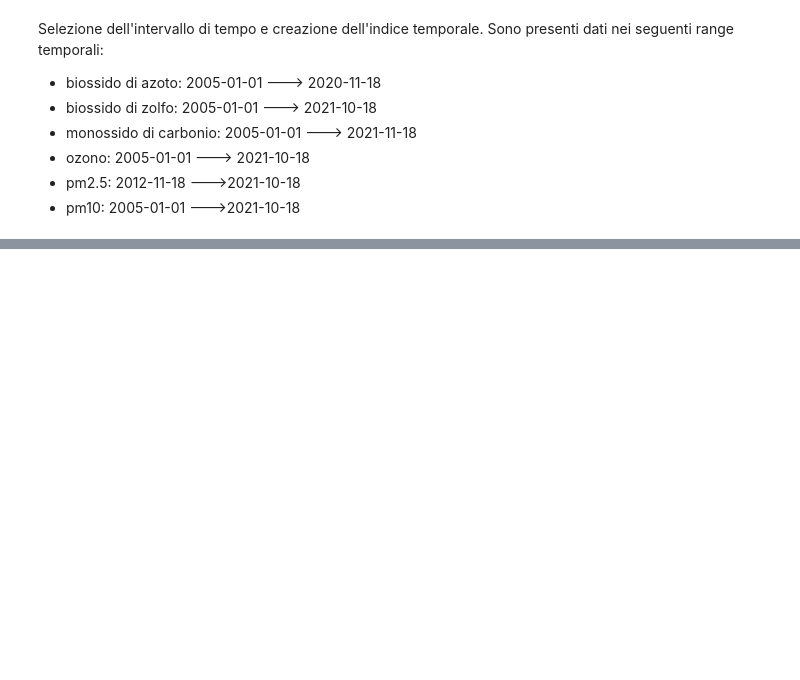
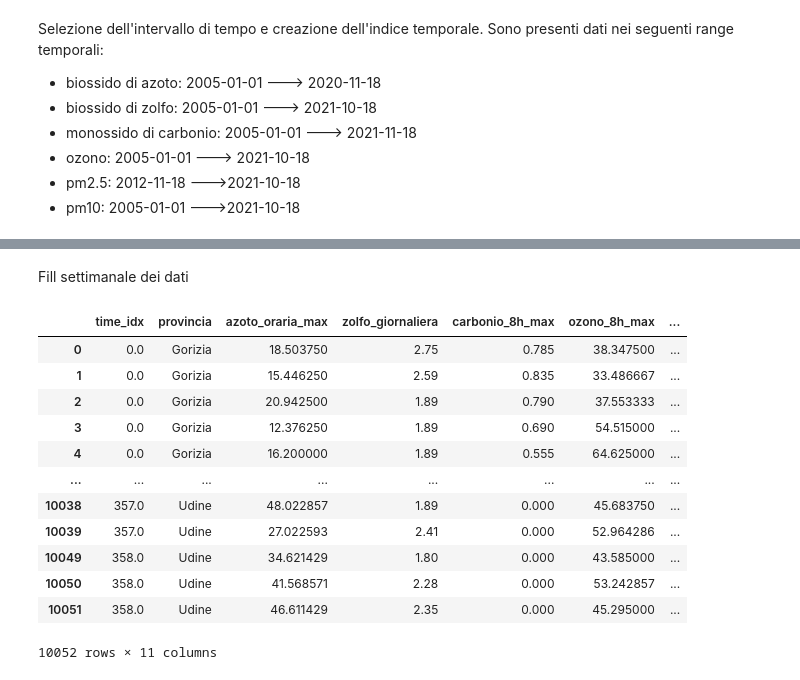
Before and after one commit to lorenzobonin/DL_Exam, a Jupyter notebook: data_processing.ipynb, the cells around one changed output, grey strips where cells are left out. Cells and saved outputs as stored; diff of their text form; code cells hidden in the pictures; blank space fills up the shorter version.

```diff
--- a/data_processing.ipynb
+++ b/data_processing.ipynb
@@ -288,0 +396,26 @@ pm10_df=pm10_df.sort_values(by='DATA MISURA')
+# %% [markdown]
+Fill settimanale dei dati
+# %%
+dense_df = pd.DataFrame()
+for time in range(df_new["time_idx"].min(),df_new["time_idx"].max()+1):
+    dense_df = dense_df.append({"time_idx":time,"provincia":df_new["provincia"].unique()},ignore_index=True)
+    dense_df = dense_df.explode("provincia")
+dense_df = dense_df.set_index(["time_idx","provincia"]).join(df_new.set_index(["time_idx","provincia"]),how='outer')
+dense_df = dense_df.reset_index()
+dense_df = dense_df.sort_values(by=["provincia","time_idx","relative_time_w"])
+dense_df = dense_df.ffill()
+dense_df
+# %% [output]
+|  | time_idx | provincia | azoto_oraria_max | zolfo_giornaliera | carbonio_8h_max | ozono_8h_max | ... |
+| 0 | 0.0 | Gorizia | 18.503750 | 2.75 | 0.785 | 38.347500 | ... |
+| 1 | 0.0 | Gorizia | 15.446250 | 2.59 | 0.835 | 33.486667 | ... |
+| 2 | 0.0 | Gorizia | 20.942500 | 1.89 | 0.790 | 37.553333 | ... |
+| 3 | 0.0 | Gorizia | 12.376250 | 1.89 | 0.690 | 54.515000 | ... |
+| 4 | 0.0 | Gorizia | 16.200000 | 1.89 | 0.555 | 64.625000 | ... |
+| ... | ... | ... | ... | ... | ... | ... | ... |
+| 10038 | 357.0 | Udine | 48.022857 | 1.89 | 0.000 | 45.683750 | ... |
+| 10039 | 357.0 | Udine | 27.022593 | 2.41 | 0.000 | 52.964286 | ... |
+| 10049 | 358.0 | Udine | 34.621429 | 1.80 | 0.000 | 43.585000 | ... |
+| 10050 | 358.0 | Udine | 41.568571 | 2.28 | 0.000 | 53.242857 | ... |
+| 10051 | 358.0 | Udine | 46.611429 | 2.35 | 0.000 | 45.295000 | ... |
+10052 rows × 11 columns
```
Also changed, not shown: parts of 18 cells of this notebook.
